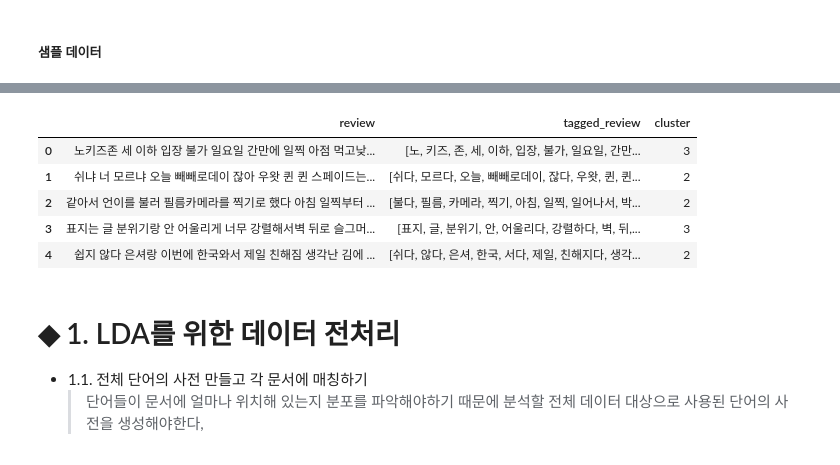
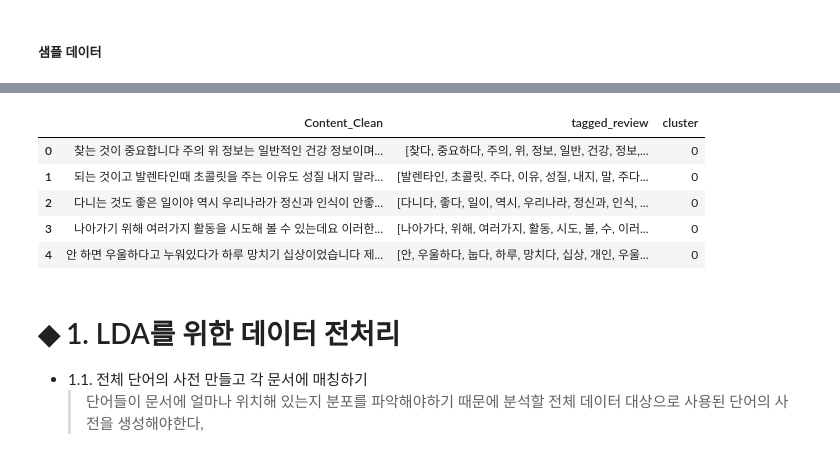
Before and after one commit to Gun-E/DCXminiProject, a Jupyter notebook: Day2_실습_사본.ipynb, the cells around one changed output, grey strips where cells are left out. Saved outputs shown, nothing was run; the diff lists cells and outputs as text; code cells hidden in the pictures.

```diff
--- a/Day2_실습_사본.ipynb
+++ b/Day2_실습_사본.ipynb
@@ -15,7 +6,7 @@ import pickle
 from ast import literal_eval
 
 # CSV 파일을 읽어와서 DataFrame으로 저장
-df = pd.read_csv("/content/drive/MyDrive/Colab Notebooks/24.08.06 DCX 미니 프로젝트/day1/Cluster1.csv")
+df = pd.read_csv("Cluster1.csv")
 # tagged_review 열의 문자열을 리스트로 변환
 df['tagged_review'] = df['tagged_review'].apply(literal_eval)
 
@@ -43,13 +76,13 @@ df.head()
 # %%
-df2 = df[["review", "tagged_review", "cluster"]].copy()
+df2 = df[["Content_Clean", "tagged_review", "cluster"]].copy()
 df2.head()
 # %% [output]
-|  | review | tagged_review | cluster |
-| 0 | 노키즈존 세 이하 입장 불가 일요일 간만에 일찍 아점 먹고낮... | [노, 키즈, 존, 세, 이하, 입장, 불가, 일요일, 간만... | 3 |
-| 1 | 쉬냐 너 모르냐 오늘 빼빼로데이 잖아 우왓 퀸 퀸 스페이드는... | [쉬다, 모르다, 오늘, 빼빼로데이, 잖다, 우왓, 퀸, 퀸... | 2 |
-| 2 | 같아서 언이를 불러 필름카메라를 찍기로 했다 아침 일찍부터 ... | [불다, 필름, 카메라, 찍기, 아침, 일찍, 일어나서, 박... | 2 |
-| 3 | 표지는 글 분위기랑 안 어울리게 너무 강렬해서벽 뒤로 슬그머... | [표지, 글, 분위기, 안, 어울리다, 강렬하다, 벽, 뒤,... | 3 |
-| 4 | 쉽지 않다 은셔랑 이번에 한국와서 제일 친해짐 생각난 김에 ... | [쉬다, 않다, 은셔, 한국, 서다, 제일, 친해지다, 생각... | 2 |
+|  | Content_Clean | tagged_review | cluster |
+| 0 | 찾는 것이 중요합니다 주의 위 정보는 일반적인 건강 정보이며... | [찾다, 중요하다, 주의, 위, 정보, 일반, 건강, 정보,... | 0 |
+| 1 | 되는 것이고 발렌타인때 초콜릿을 주는 이유도 성질 내지 말라... | [발렌타인, 초콜릿, 주다, 이유, 성질, 내지, 말, 주다... | 0 |
+| 2 | 다니는 것도 좋은 일이야 역시 우리나라가 정신과 인식이 안좋... | [다니다, 좋다, 일이, 역시, 우리나라, 정신과, 인식, ... | 0 |
+| 3 | 나아가기 위해 여러가지 활동을 시도해 볼 수 있는데요 이러한... | [나아가다, 위해, 여러가지, 활동, 시도, 볼, 수, 이러... | 0 |
+| 4 | 안 하면 우울하다고 누워있다가 하루 망치기 십상이었습니다 제... | [안, 우울하다, 눕다, 하루, 망치다, 십상, 개인, 우울... | 0 |
 # %% [markdown]
 # ◆ 1. LDA를 위한 데이터 전처리
 * 1.1. 전체 단어의 사전 만들고 각 문서에 매칭하기
```
Also changed, not shown: parts of 28 cells of this notebook, 5 other files.
